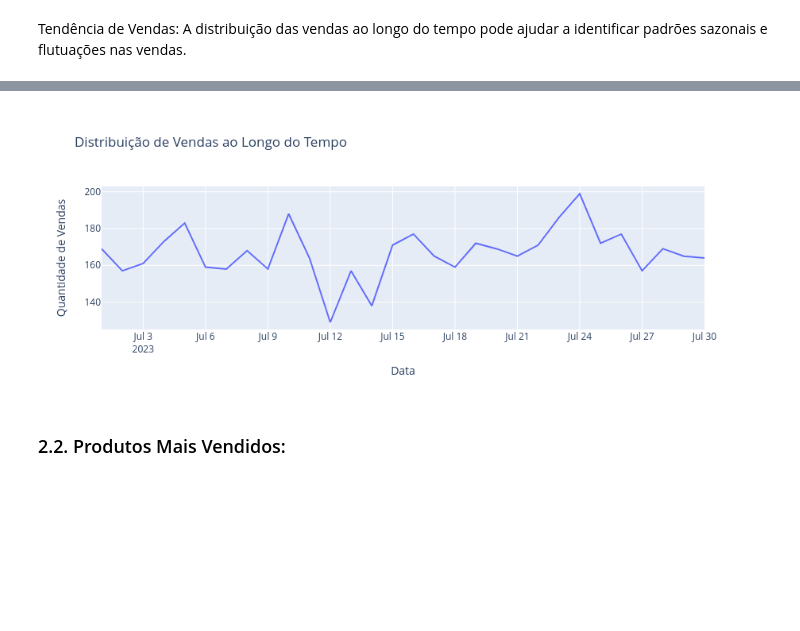
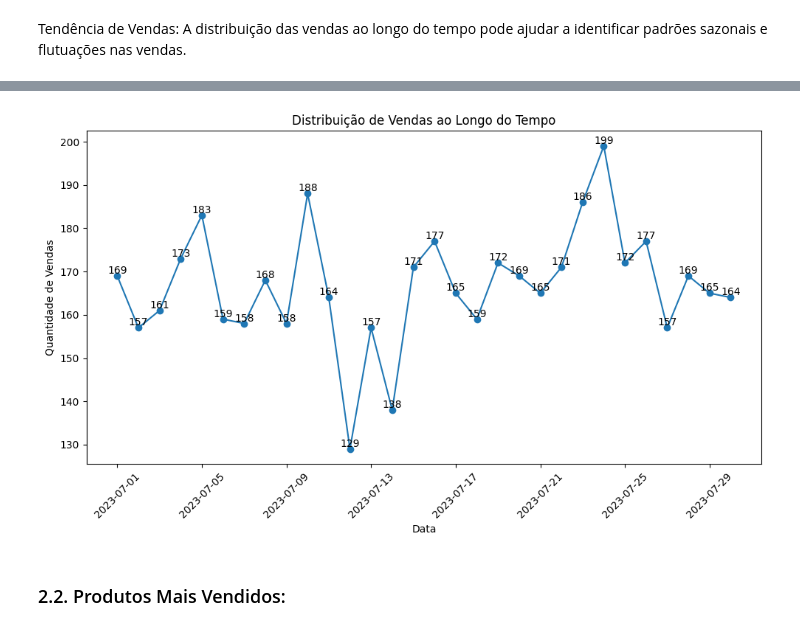
Before and after one commit to Jandersolutions/super_mercado, a Jupyter notebook: notebooks/projeto.ipynb, the cells around one changed output, grey strips where cells are left out. Drawn from its saved outputs; the diff is of its cells as text; code cells hidden in the pictures; blank space fills up the shorter version.

Commit message:
removido plotly

```diff
--- a/notebooks/projeto.ipynb
+++ b/notebooks/projeto.ipynb
@@ -69,14 +69,17 @@ Tendência de Vendas: A distribuição das vendas ao longo do tempo pode ajudar
 # Converter a coluna 'data' para formato de data
 df['data'] = pd.to_datetime(df['data'], format='%d/%m/%Y')
 # %%
-import plotly.express as px
 # Agrupar os dados por data e calcular a quantidade de vendas em cada dia
 vendas_por_data = df.groupby('data').size().reset_index(name='quantidade_vendas')
-# Criar o gráfico de linha interativo com o Plotly Express
-fig = px.line(vendas_por_data, x='data', y='quantidade_vendas', title='Distribuição de Vendas ao Longo do Tempo')
-# Personalizar rótulos dos eixos
-fig.update_xaxes(title_text='Data')
-fig.update_yaxes(title_text='Quantidade de Vendas')
-# Exibir o gráfico
-fig.show()
+plt.figure(figsize=(10, 6))
+plt.plot(vendas_por_data['data'], vendas_por_data['quantidade_vendas'], marker='o')
+plt.title('Distribuição de Vendas ao Longo do Tempo')
+plt.xlabel('Data')
+plt.ylabel('Quantidade de Vendas')
+plt.xticks(rotation=45)
+# Adicionar os números aos marcadores
+for i, row in vendas_por_data.iterrows():
+    plt.text(row['data'], row['quantidade_vendas'], str(row['quantidade_vendas']), ha='center', va='bottom')
+plt.tight_layout()
+plt.show()
 # %% [output]
@@ -84,4 +86,4 @@ fig.show()
-[figure, old version]
+[figure, new version]
 # %% [markdown]
 ### 2.2. Produtos Mais Vendidos:
 # %% [markdown]
```
Also changed, not shown: parts of 5 cells of this notebook, 1 other file.
